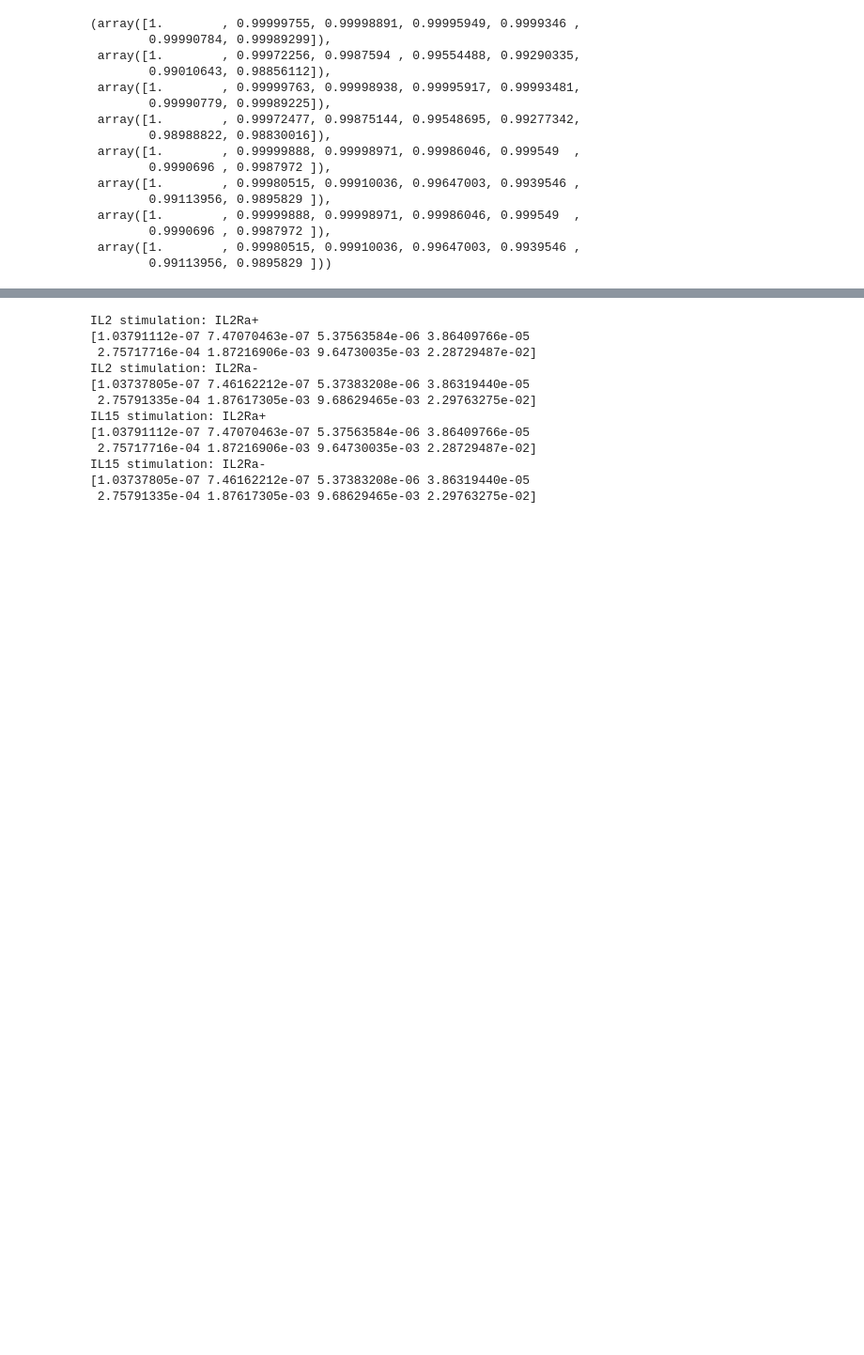
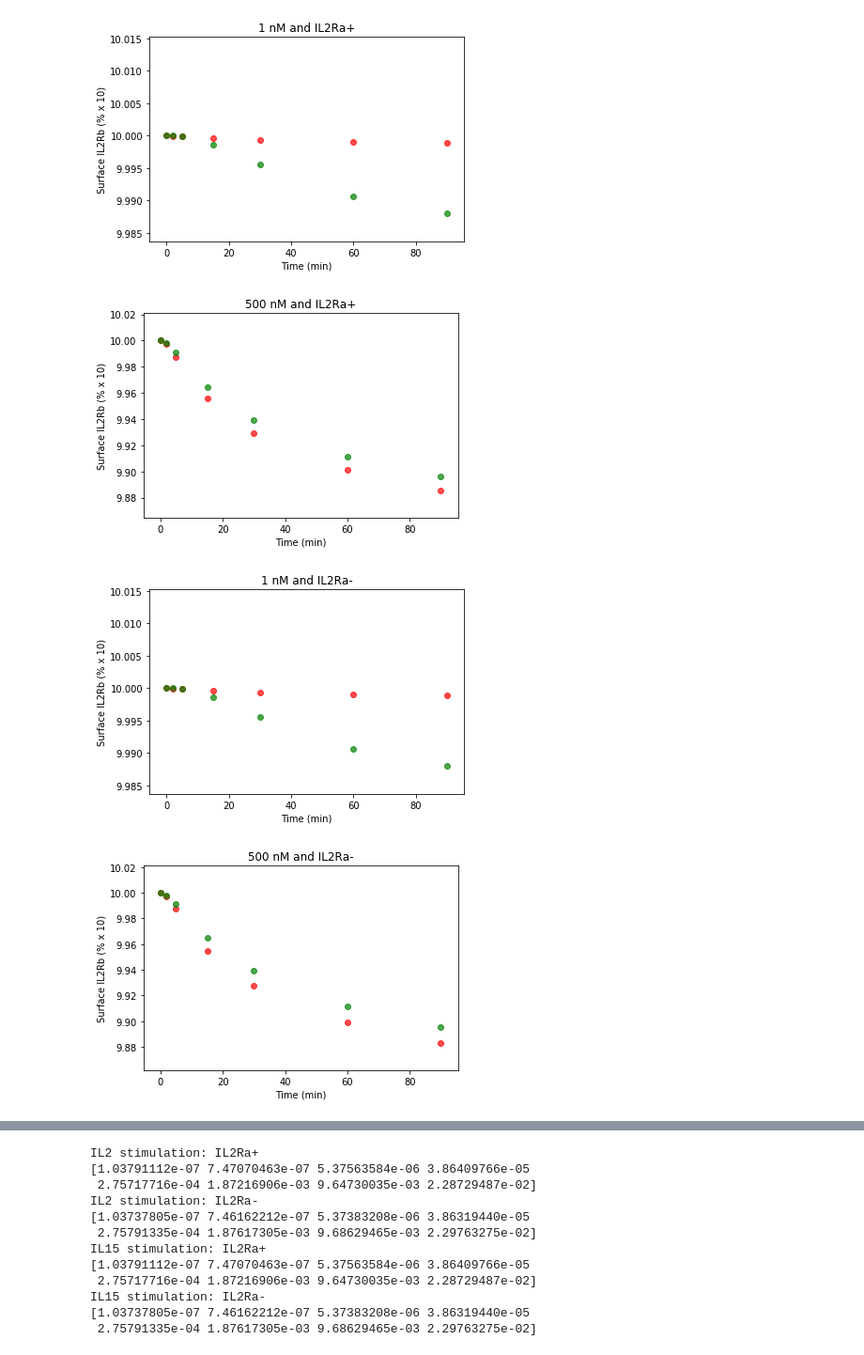
Before and after one commit to meyer-lab/gc-valent, a Jupyter notebook: model_prediction.ipynb, the cells around one changed output, grey strips where cells are left out. Shown at 94% size. Saved outputs shown, nothing was run; the diff lists cells and outputs as text; code cells hidden in the pictures; blank space fills up the shorter version.

Commit message:
added plotting function for IL2Rb data

```diff
--- a/model_prediction.ipynb
+++ b/model_prediction.ipynb
@@ -10,22 +10,10 @@ unkVec_1 = np.array([0., 0., 0., 0., 8.33E-05, 0.115818087, 0.128608864, 0.08989
 unkVec_2 = np.array([0., 0., 0., 0., 0.00012865, 0.158037088, 0.285547466, 0.102937877, 0.399706229, 0.111318564, 0.061811833, 0.042950052, 0.283564271, 0.088275756, 0.08486402, 0.399519643, 0.05414861, 0.253249545, 0.509200117, 0.537992752, 0.667527049, 3.852037782, 0., 0.])
 # %%
 surf = surf_IL2Rb()
-surf.calc(unkVec_1)
+surf.plot(unkVec_1)
 # %% [output]
-(array([1.        , 0.99999755, 0.99998891, 0.99995949, 0.9999346 ,
-        0.99990784, 0.99989299]),
- array([1.        , 0.99972256, 0.9987594 , 0.99554488, 0.99290335,
-        0.99010643, 0.98856112]),
- array([1.        , 0.99999763, 0.99998938, 0.99995917, 0.99993481,
-        0.99990779, 0.99989225]),
- array([1.        , 0.99972477, 0.99875144, 0.99548695, 0.99277342,
-        0.98988822, 0.98830016]),
- array([1.        , 0.99999888, 0.99998971, 0.99986046, 0.999549  ,
-        0.9990696 , 0.9987972 ]),
- array([1.        , 0.99980515, 0.99910036, 0.99647003, 0.9939546 ,
-        0.99113956, 0.9895829 ]),
- array([1.        , 0.99999888, 0.99998971, 0.99986046, 0.999549  ,
-        0.9990696 , 0.9987972 ]),
- array([1.        , 0.99980515, 0.99910036, 0.99647003, 0.9939546 ,
-        0.99113956, 0.9895829 ]))
+[figure, added]
+[figure, added]
+[figure, added]
+[figure, added]
 # %%
```
Also changed, not shown: parts of 1 cell of this notebook, 1 other file.
